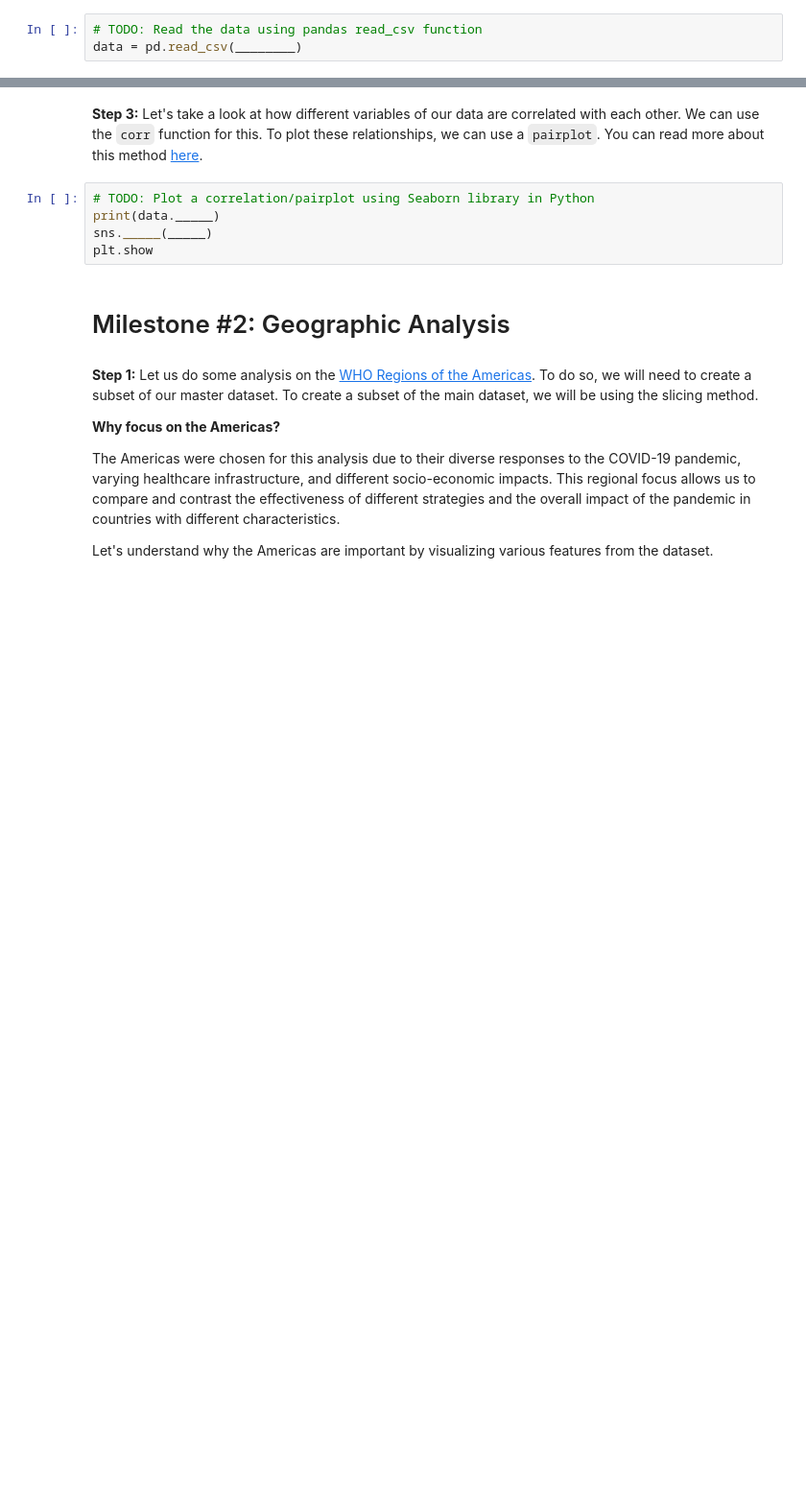
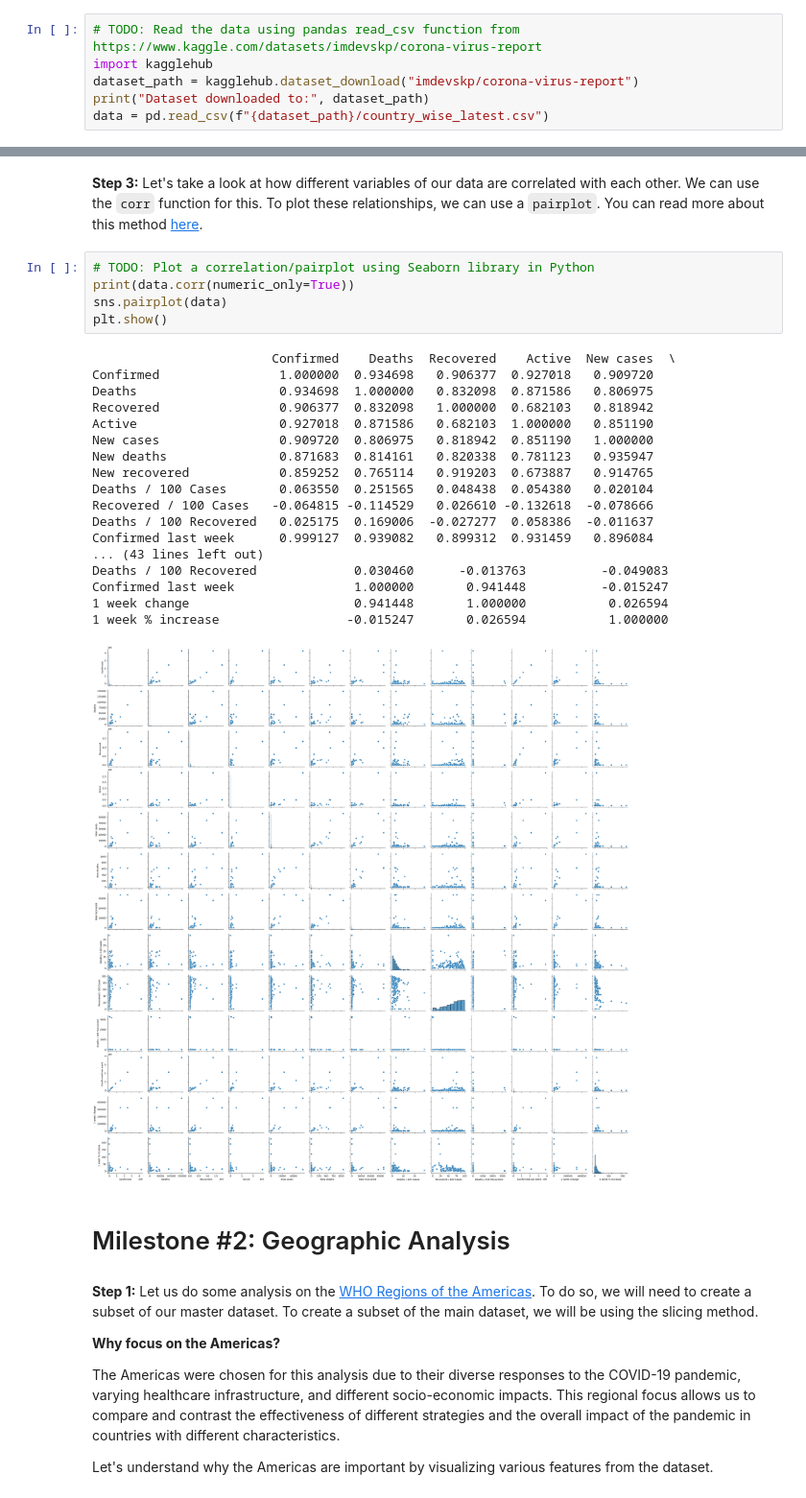
Before and after one commit to chipojaya1/myNEBDHub, a Jupyter notebook: Covid-19/NSDC_Data_Science_Projects_COVID_19_Data_Dashboard_Project.ipynb, the cells around one changed output, grey strips where cells are left out. Shown at 96% size. Drawn from its saved outputs; the diff is of its cells as text; blank space fills up the shorter version.

Commit message:
loading and inspecting the data

```diff
--- a/Covid-19/NSDC_Data_Science_Projects_COVID_19_Data_Dashboard_Project.ipynb
+++ b/Covid-19/NSDC_Data_Science_Projects_COVID_19_Data_Dashboard_Project.ipynb
@@ -85,5 +85,8 @@ We will use Pandas to read the data from the csv file using the `read_csv` funct
 
 **Note:** Fill in the blanks to complete the code below.
 # %%
-# TODO: Read the data using pandas read_csv function
-data = pd.read_csv(________)
+# TODO: Read the data using pandas read_csv function from https://www.kaggle.com/datasets/imdevskp/corona-virus-report
+import kagglehub
+dataset_path = kagglehub.dataset_download("imdevskp/corona-virus-report")
+print("Dataset downloaded to:", dataset_path)
+data = pd.read_csv(f"{dataset_path}/country_wise_latest.csv")
@@ -106,9 +129,28 @@ We can use the `corr` function for this.
 To plot these relationships, we can use a `pairplot`. You can read more about this method [here](https://seaborn.pydata.org/generated/seaborn.pairplot.html).
 # %%
 # TODO: Plot a correlation/pairplot using Seaborn library in Python
-print(data._____)
-sns._____(_____)
-plt.show
+print(data.corr(numeric_only=True))
+sns.pairplot(data)
+plt.show()
+# %% [output]
+                        Confirmed    Deaths  Recovered    Active  New cases  \
+Confirmed                1.000000  0.934698   0.906377  0.927018   0.909720
+Deaths                   0.934698  1.000000   0.832098  0.871586   0.806975
+Recovered                0.906377  0.832098   1.000000  0.682103   0.818942
+Active                   0.927018  0.871586   0.682103  1.000000   0.851190
+New cases                0.909720  0.806975   0.818942  0.851190   1.000000
+New deaths               0.871683  0.814161   0.820338  0.781123   0.935947
+New recovered            0.859252  0.765114   0.919203  0.673887   0.914765
+Deaths / 100 Cases       0.063550  0.251565   0.048438  0.054380   0.020104
+Recovered / 100 Cases   -0.064815 -0.114529   0.026610 -0.132618  -0.078666
+Deaths / 100 Recovered   0.025175  0.169006  -0.027277  0.058386  -0.011637
+Confirmed last week      0.999127  0.939082   0.899312  0.931459   0.896084
+... (43 lines left out)
+Deaths / 100 Recovered             0.030460      -0.013763          -0.049083
+Confirmed last week                1.000000       0.941448          -0.015247
+1 week change                      0.941448       1.000000           0.026594
+1 week % increase                 -0.015247       0.026594           1.000000
+[figure, added]
 # %% [markdown]
 # Milestone #2: Geographic Analysis
 # %% [markdown]
```
Also changed, not shown: parts of 4 cells of this notebook.
